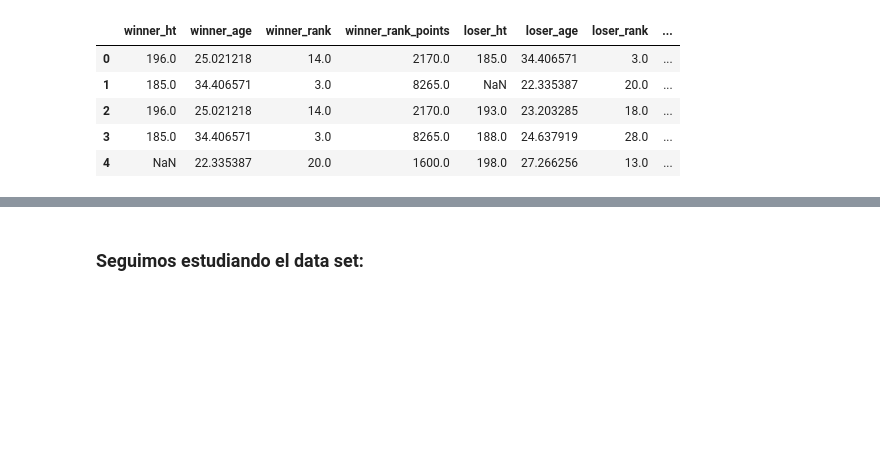
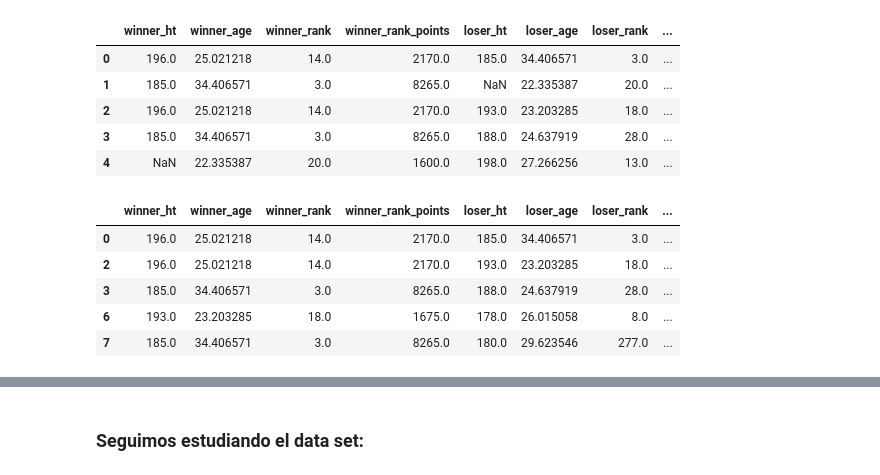
Before and after one commit to ISANJUA/TFM_ML4sportsBets, a Jupyter notebook: ETL - Prueba 1.ipynb, the cells around one changed output, grey strips where cells are left out. Saved outputs shown, nothing was run; the diff lists cells and outputs as text; code cells hidden in the pictures; blank space fills up the shorter version.

```diff
--- a/ETL - Prueba 1.ipynb
+++ b/ETL - Prueba 1.ipynb
@@ -109,0 +113,9 @@ matches_float_sinN.head()
+# %%
+matches_float_sinN.head()
+# %% [output]
+|  | winner_ht | winner_age | winner_rank | winner_rank_points | loser_ht | loser_age | loser_rank | ... |
+| 0 | 196.0 | 25.021218 | 14.0 | 2170.0 | 185.0 | 34.406571 | 3.0 | ... |
+| 2 | 196.0 | 25.021218 | 14.0 | 2170.0 | 193.0 | 23.203285 | 18.0 | ... |
+| 3 | 185.0 | 34.406571 | 3.0 | 8265.0 | 188.0 | 24.637919 | 28.0 | ... |
+| 6 | 193.0 | 23.203285 | 18.0 | 1675.0 | 178.0 | 26.015058 | 8.0 | ... |
+| 7 | 185.0 | 34.406571 | 3.0 | 8265.0 | 180.0 | 29.623546 | 277.0 | ... |
```
Also changed, not shown: parts of 17 cells of this notebook.
